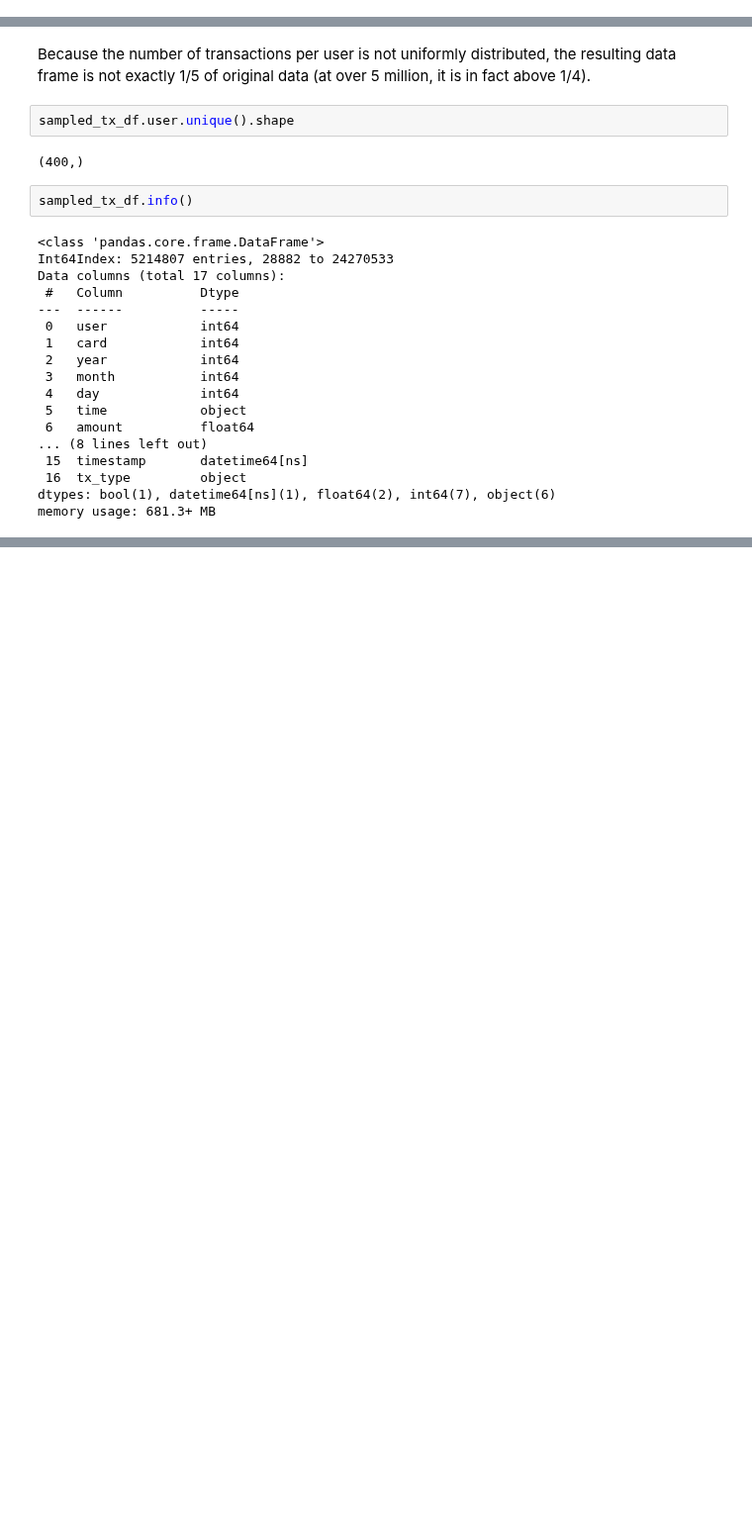
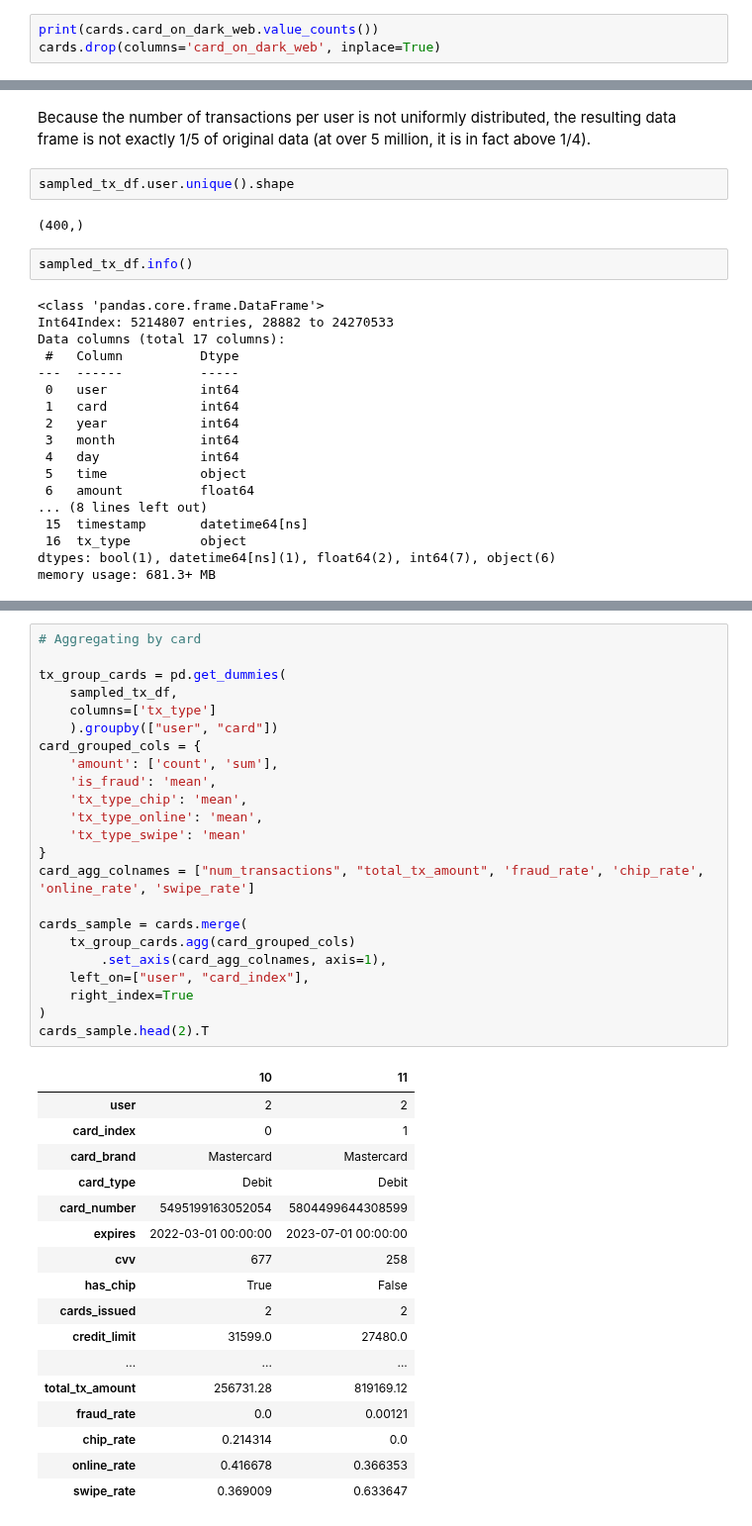
Before and after one commit to msc2106/CreditCardFraud, a Jupyter notebook: notebooks/data_wrangling.ipynb, the cells around one changed output, grey strips where cells are left out. Shown at 99% size. Cells and saved outputs as stored; diff of their text form; blank space fills up the shorter version.

```diff
--- a/notebooks/data_wrangling.ipynb
+++ b/notebooks/data_wrangling.ipynb
@@ -496,0 +502,3 @@ Name: has_chip, dtype: int64
+# %%
+print(cards.card_on_dark_web.value_counts())
+cards.drop(columns='card_on_dark_web', inplace=True)
@@ -609,0 +654,41 @@ memory usage: 681.3+ MB
+# %%
+# Aggregating by card
+
+tx_group_cards = pd.get_dummies(
+    sampled_tx_df,
+    columns=['tx_type']
+    ).groupby(["user", "card"])
+card_grouped_cols = {
+    'amount': ['count', 'sum'],
+    'is_fraud': 'mean',
+    'tx_type_chip': 'mean',
+    'tx_type_online': 'mean',
+    'tx_type_swipe': 'mean'
+}
+card_agg_colnames = ["num_transactions", "total_tx_amount", 'fraud_rate', 'chip_rate', 'online_rate', 'swipe_rate']
+
+cards_sample = cards.merge(
+    tx_group_cards.agg(card_grouped_cols)
+        .set_axis(card_agg_colnames, axis=1),
+    left_on=["user", "card_index"],
+    right_index=True
+)
+cards_sample.head(2).T
+# %% [output]
+|  | 10 | 11 |
+| user | 2 | 2 |
+| card_index | 0 | 1 |
+| card_brand | Mastercard | Mastercard |
+| card_type | Debit | Debit |
+| card_number | 5495199163052054 | 5804499644308599 |
+| expires | 2022-03-01 00:00:00 | 2023-07-01 00:00:00 |
+| cvv | 677 | 258 |
+| has_chip | True | False |
+| cards_issued | 2 | 2 |
+| credit_limit | 31599.0 | 27480.0 |
+| ... | ... | ... |
+| total_tx_amount | 256731.28 | 819169.12 |
+| fraud_rate | 0.0 | 0.00121 |
+| chip_rate | 0.214314 | 0.0 |
+| online_rate | 0.416678 | 0.366353 |
+| swipe_rate | 0.369009 | 0.633647 |
```
Also changed, not shown: parts of 14 cells of this notebook.
